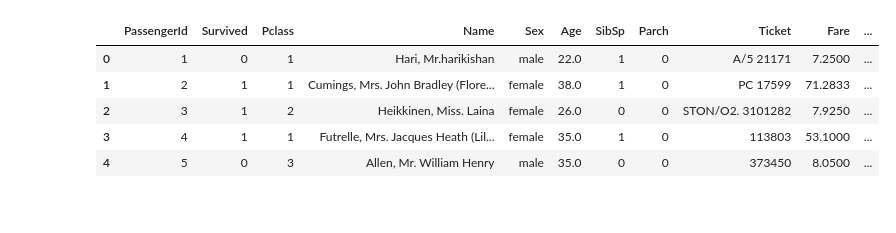
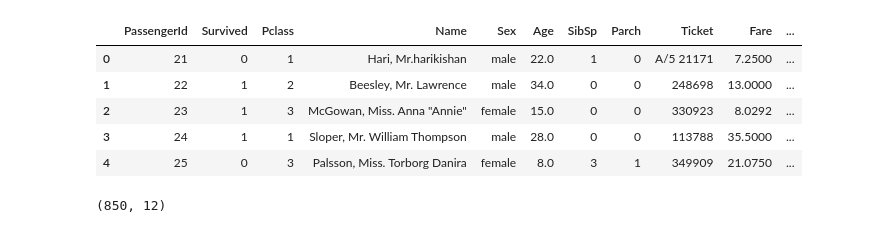
Before and after one commit to Shreyar888/TC2, a Jupyter notebook: titanic_classification.ipynb, the cells around one changed output. Drawn from its saved outputs; the diff is of its cells as text; code cells hidden in the pictures.

```diff
--- a/titanic_classification.ipynb
+++ b/titanic_classification.ipynb
@@ -7,12 +7,16 @@ from sklearn.model_selection import train_test_split
 from sklearn.linear_model import LogisticRegression
 from sklearn.metrics import accuracy_score
 # %%
-titanic=pd.read_csv('train.csv')
+titanic=pd.read_csv('passenger.csv')
 titanic.head()
 # %% [output]
 |  | PassengerId | Survived | Pclass | Name | Sex | Age | SibSp | Parch | Ticket | Fare | ... |
-| 0 | 1 | 0 | 1 | Hari, Mr.harikishan | male | 22.0 | 1 | 0 | A/5 21171 | 7.2500 | ... |
-| 1 | 2 | 1 | 1 | Cumings, Mrs. John Bradley (Flore... | female | 38.0 | 1 | 0 | PC 17599 | 71.2833 | ... |
-| 2 | 3 | 1 | 2 | Heikkinen, Miss. Laina | female | 26.0 | 0 | 0 | STON/O2. 3101282 | 7.9250 | ... |
-| 3 | 4 | 1 | 1 | Futrelle, Mrs. Jacques Heath (Lil... | female | 35.0 | 1 | 0 | 113803 | 53.1000 | ... |
-| 4 | 5 | 0 | 3 | Allen, Mr. William Henry | male | 35.0 | 0 | 0 | 373450 | 8.0500 | ... |
+| 0 | 21 | 0 | 1 | Hari, Mr.harikishan | male | 22.0 | 1 | 0 | A/5 21171 | 7.2500 | ... |
+| 1 | 22 | 1 | 2 | Beesley, Mr. Lawrence | male | 34.0 | 0 | 0 | 248698 | 13.0000 | ... |
+| 2 | 23 | 1 | 3 | McGowan, Miss. Anna "Annie" | female | 15.0 | 0 | 0 | 330923 | 8.0292 | ... |
+| 3 | 24 | 1 | 1 | Sloper, Mr. William Thompson | male | 28.0 | 0 | 0 | 113788 | 35.5000 | ... |
+| 4 | 25 | 0 | 3 | Palsson, Miss. Torborg Danira | female | 8.0 | 3 | 1 | 349909 | 21.0750 | ... |
+# %%
+titanic.shape
+# %% [output]
+(850, 12)
```
Also changed, not shown: parts of 40 cells of this notebook.
